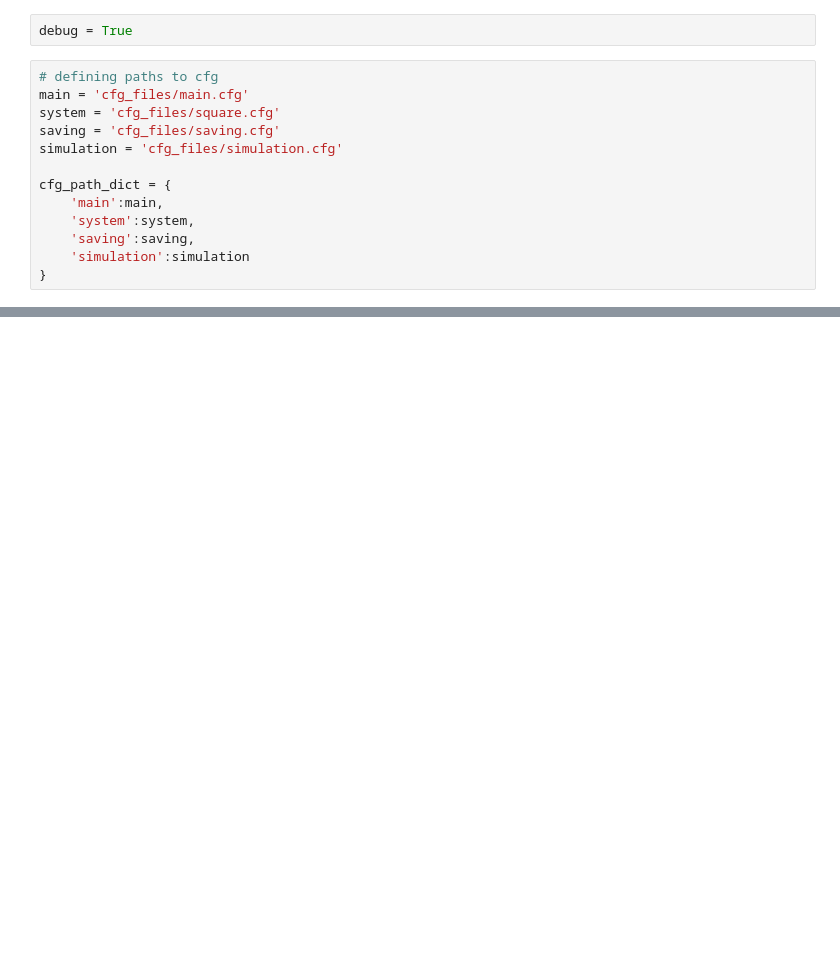
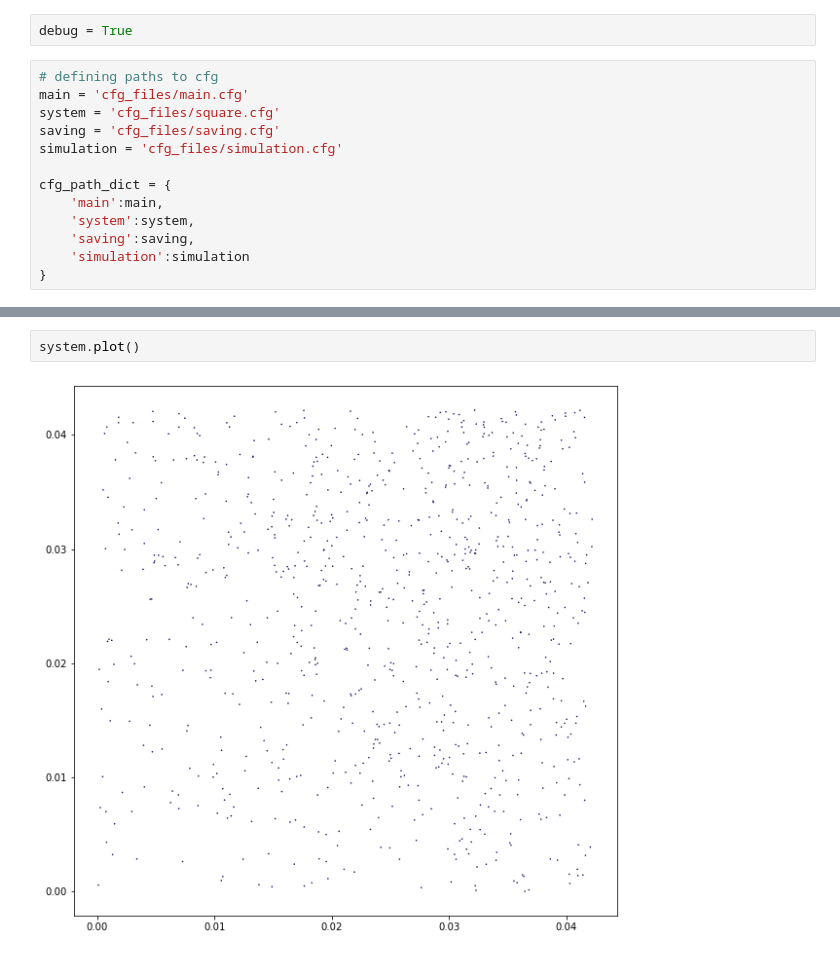
Before and after one commit to PaulCalot/neutralisation-faisceau-ions-negatifs-propulsion-satellite, a Jupyter notebook: main.ipynb, the cells around one changed output, grey strips where cells are left out. Saved outputs shown, nothing was run; the diff lists cells and outputs as text; blank space fills up the shorter version.

```diff
--- a/main.ipynb
+++ b/main.ipynb
@@ -36,0 +163,4 @@ if(debug): pprint(options)
+# %%
+system.plot()
+# %% [output]
+[figure, added]
```
Also changed, not shown: parts of 11 cells of this notebook, 10 other files.
